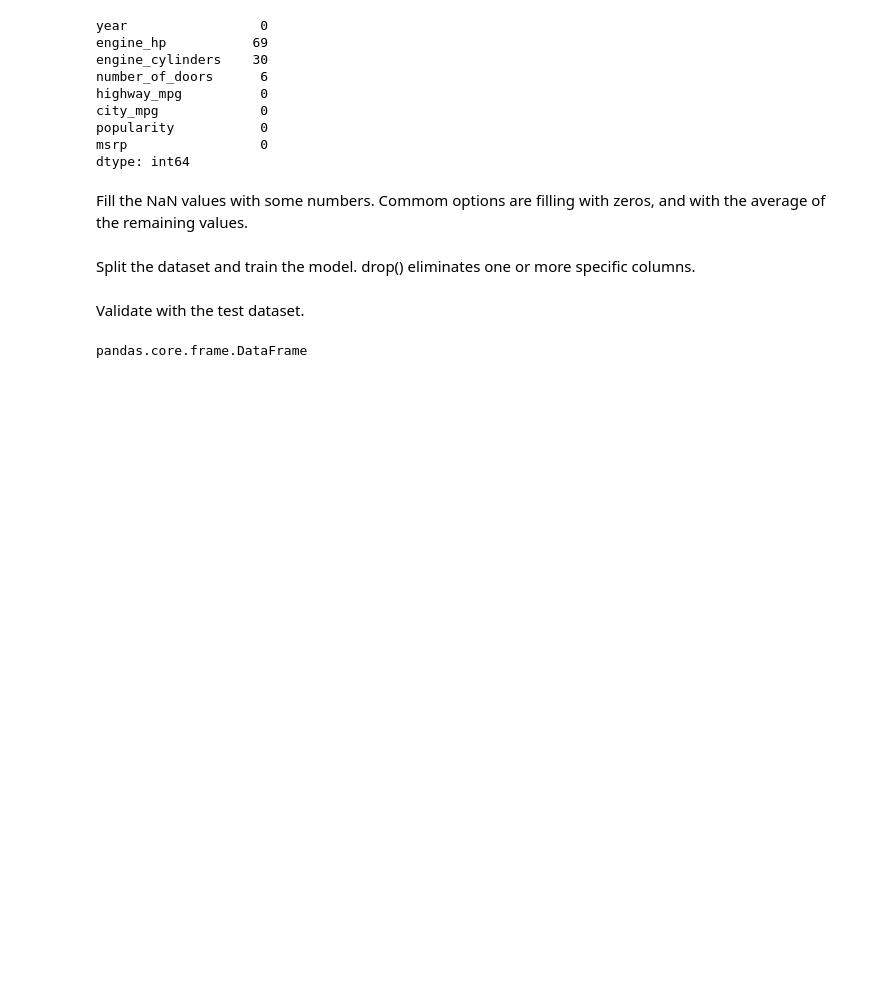
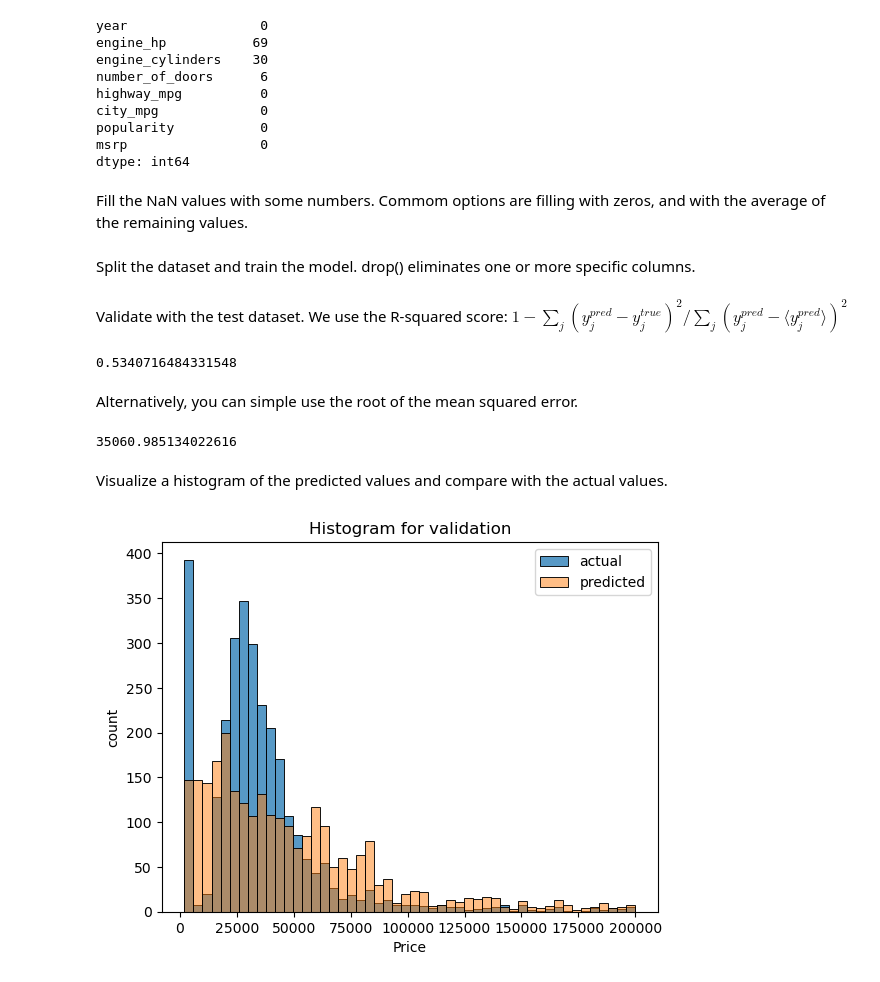
Before and after one commit to martinjimenez388/Road_to_alternatives, a Jupyter notebook: Hmw_MLZOmmCamp_2.ipynb, the cells around one changed output. Saved outputs shown, nothing was run; the diff lists cells and outputs as text; code cells hidden in the pictures; blank space fills up the shorter version.

```diff
--- a/Hmw_MLZOmmCamp_2.ipynb
+++ b/Hmw_MLZOmmCamp_2.ipynb
@@ -113,8 +114,23 @@ Split the dataset and train the model. drop() eliminates one or more specific co
 train, test = train_test_split(numframe, test_size=0.25)
 LinearRegressionModel = LinearRegression().fit(train.drop(columns=['msrp']), train.msrp)
 # %% [markdown]
-Validate with the test dataset.
+Validate with the test dataset. We use the R-squared score: $1-\sum_j(y_j^{pred} - y_j^{true})^2 / \sum_j(y_j^{pred} - \langle y_j^{pred} \rangle)^2$
 # %%
-type(train)
+LinearRegressionModel.score(test.drop(columns=['msrp']), test.msrp)
 # %% [output]
-pandas.core.frame.DataFrame
+0.5340716484331548
+# %% [markdown]
+Alternatively, you can simple use the root of the mean squared error.
+# %%
+root_mean_squared_error(LinearRegressionModel.predict(test.drop(columns=['msrp'])), test.msrp)
+# %% [output]
+35060.985134022616
+# %% [markdown]
+Visualize a histogram of the predicted values and compare with the actual values.
+# %%
+ax = sns.histplot(test["msrp"], bins=50, binrange=(df.msrp.min()-1, 2.e5), label='actual')
+sns.histplot(LinearRegressionModel.predict(test.drop(columns=['msrp'])), bins=50, binrange=(df.msrp.min()-1, 2.e5), alpha=0.5, label='predicted')
+ax.set(xlabel='Price', ylabel='count', title='Histogram for validation');
+ax.legend();
+# %% [output]
+[figure, added]
```
Also changed, not shown: parts of 29 cells of this notebook, 2 other files.
